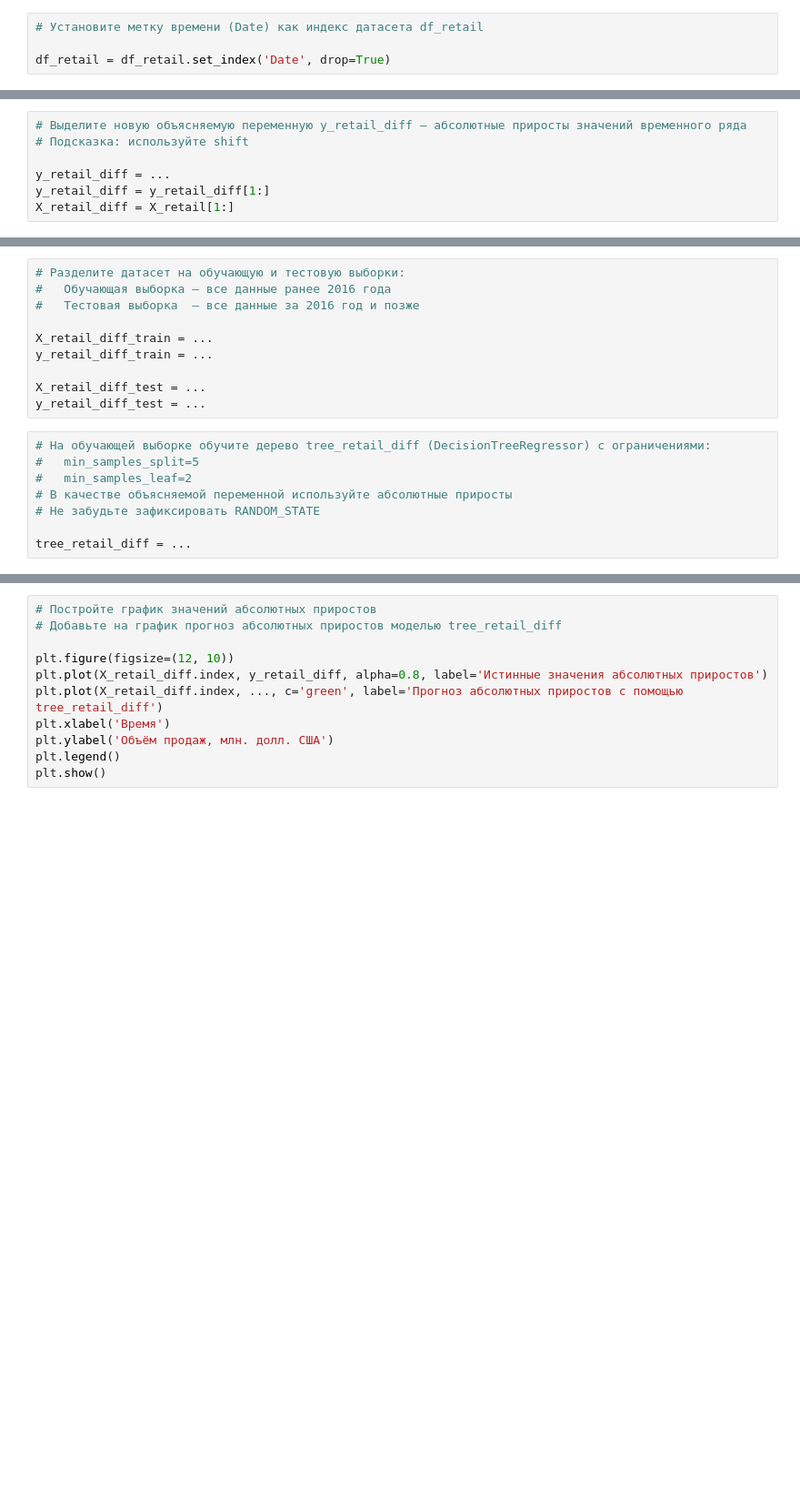
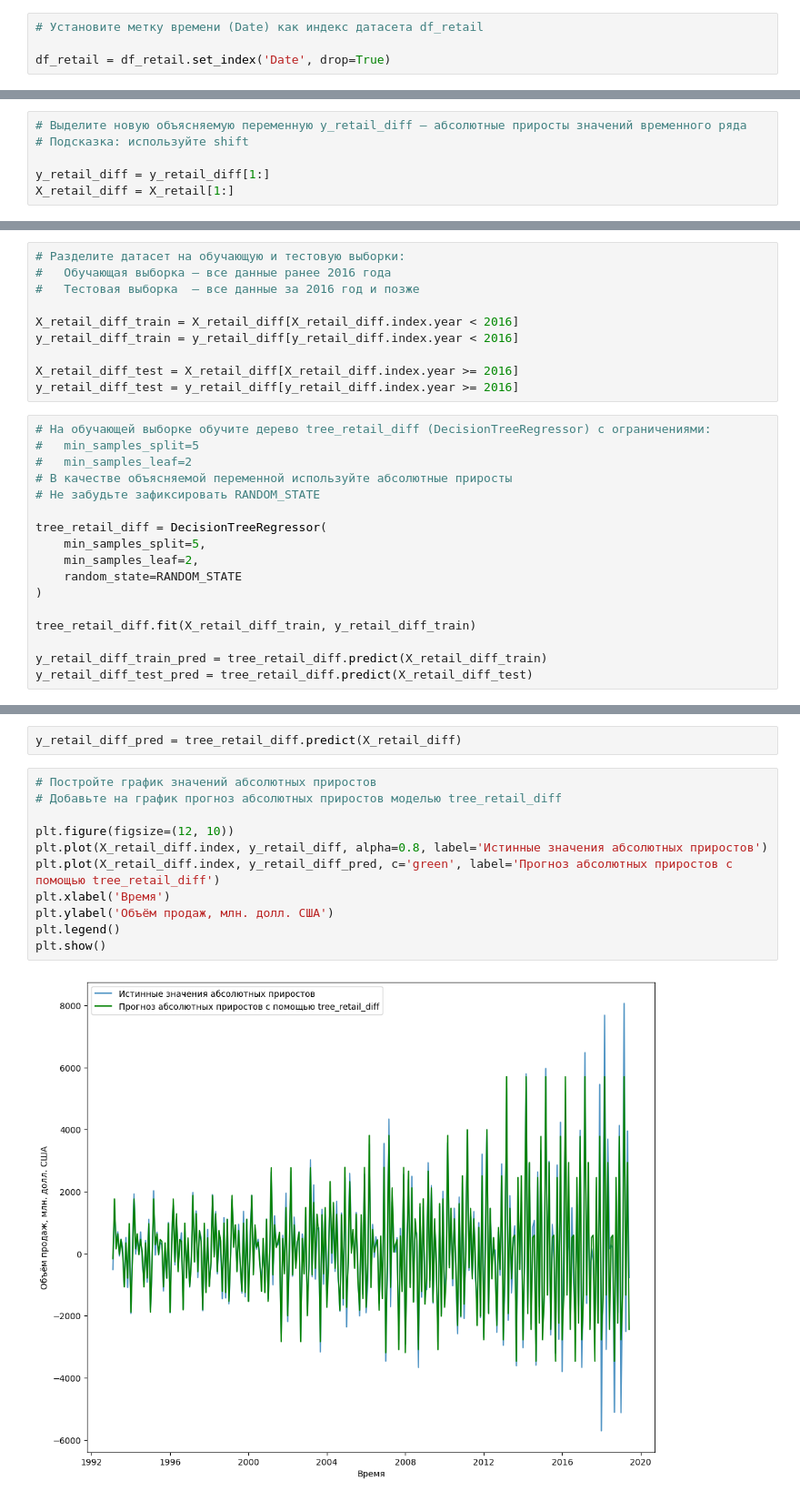
Before and after one commit to ml2me/study, a Jupyter notebook: classic_ML/4/04.Задание.ipynb, the cells around one changed output, grey strips where cells are left out. Shown at 91% size. Saved outputs shown, nothing was run; the diff lists cells and outputs as text; blank space fills up the shorter version.

```diff
--- a/classic_ML/4/04.Задание.ipynb
+++ b/classic_ML/4/04.Задание.ipynb
@@ -1366,6 +1470,5 @@ plt.show()
 # Выделите новую объясняемую переменную y_retail_diff — абсолютные приросты значений временного ряда
 # Подсказка: используйте shift
 
-y_retail_diff = ...
 y_retail_diff = y_retail_diff[1:]
 X_retail_diff = X_retail[1:]
@@ -1374,11 +1481,11 @@ X_retail_diff = X_retail[1:]
 #   Обучающая выборка — все данные ранее 2016 года
 #   Тестовая выборка  — все данные за 2016 год и позже
 
-X_retail_diff_train = ...
-y_retail_diff_train = ...
+X_retail_diff_train = X_retail_diff[X_retail_diff.index.year < 2016]
+y_retail_diff_train = y_retail_diff[y_retail_diff.index.year < 2016]
 
-X_retail_diff_test = ...
-y_retail_diff_test = ...
+X_retail_diff_test = X_retail_diff[X_retail_diff.index.year >= 2016]
+y_retail_diff_test = y_retail_diff[y_retail_diff.index.year >= 2016]
 # %%
 # На обучающей выборке обучите дерево tree_retail_diff (DecisionTreeRegressor) с ограничениями:
 #   min_samples_split=5
@@ -1386,7 +1493,16 @@ y_retail_diff_test = ...
 # В качестве объясняемой переменной используйте абсолютные приросты
 # Не забудьте зафиксировать RANDOM_STATE
 
-tree_retail_diff = ...
+tree_retail_diff = DecisionTreeRegressor(
+    min_samples_split=5,
+    min_samples_leaf=2,
+    random_state=RANDOM_STATE
+)
+
+tree_retail_diff.fit(X_retail_diff_train, y_retail_diff_train)
+
+y_retail_diff_train_pred = tree_retail_diff.predict(X_retail_diff_train)
+y_retail_diff_test_pred = tree_retail_diff.predict(X_retail_diff_test)
 # %%
 # Выведите metrics_report для дерева tree_retail_diff на обучающей и тестовой выборках (в абсолютных приростах)
 
@@ -1394,14 +1518,18 @@ tree_retail_diff = ...
+# %%
+y_retail_diff_pred = tree_retail_diff.predict(X_retail_diff)
 # %%
 # Постройте график значений абсолютных приростов
 # Добавьте на график прогноз абсолютных приростов моделью tree_retail_diff
 
 plt.figure(figsize=(12, 10))
 plt.plot(X_retail_diff.index, y_retail_diff, alpha=0.8, label='Истинные значения абсолютных приростов')
-plt.plot(X_retail_diff.index, ..., c='green', label='Прогноз абсолютных приростов с помощью tree_retail_diff')
+plt.plot(X_retail_diff.index, y_retail_diff_pred, c='green', label='Прогноз абсолютных приростов с помощью tree_retail_diff')
 plt.xlabel('Время')
 plt.ylabel('Объём продаж, млн. долл. США')
 plt.legend()
 plt.show()
+# %% [output]
+[figure, added]
 # %%
 # На тестовой выборке преобразуйте предсказанные моделью tree_retail_diff абсолютные приросты в исходные значения временного ряда
 
```
Also changed, not shown: parts of 23 cells of this notebook.
